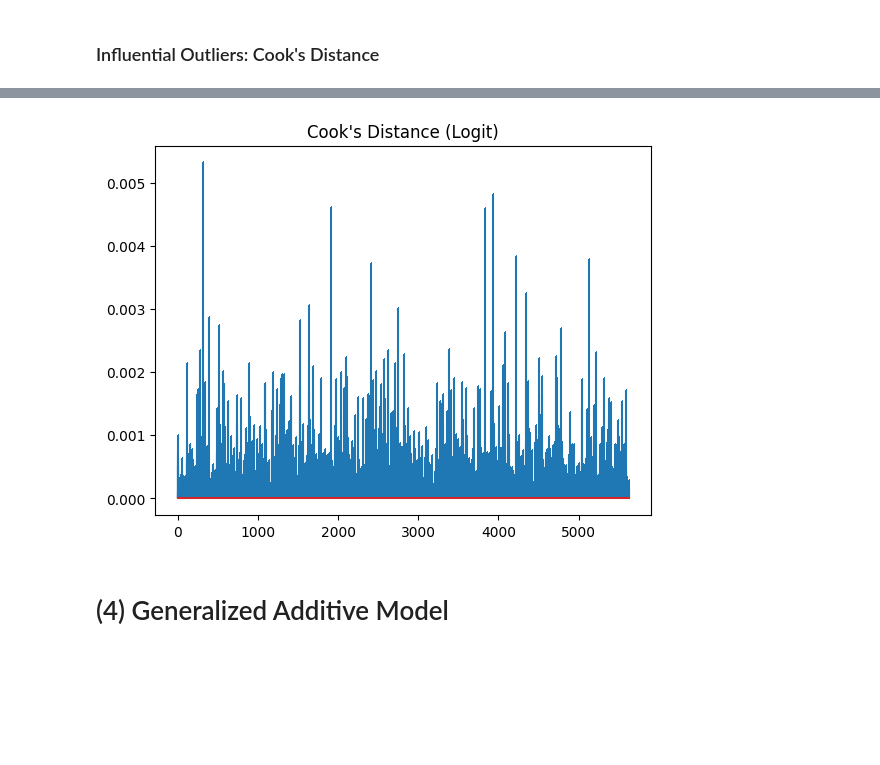
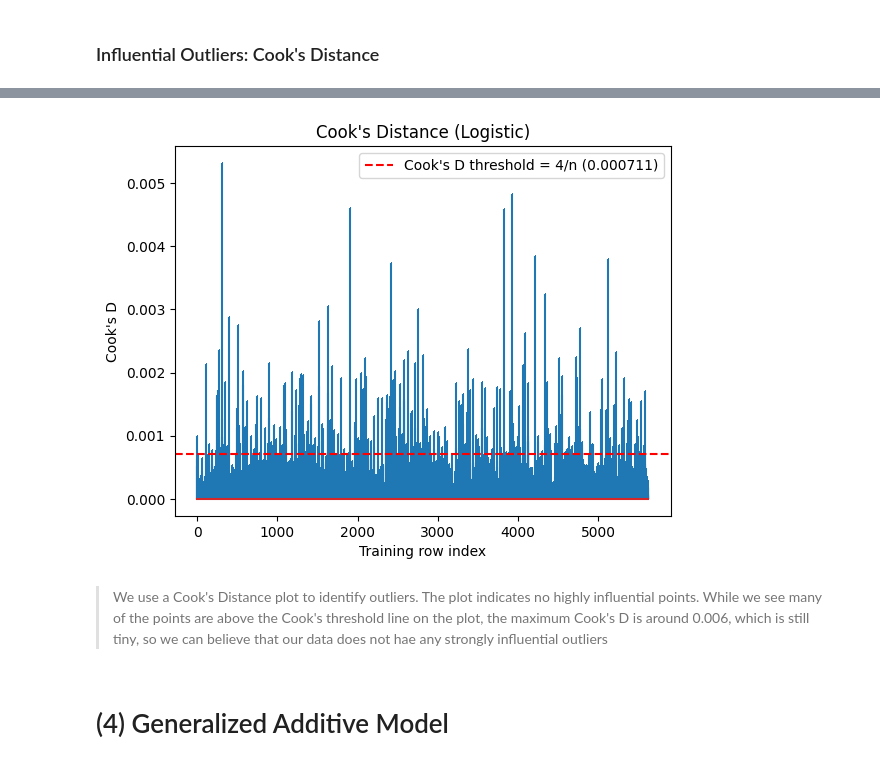
Before and after one commit to khaeuss808/AIPI590_InterpretableAI, a Jupyter notebook: Assignment1.ipynb, the cells around one changed output, grey strips where cells are left out. Cells and saved outputs as stored; diff of their text form; code cells hidden in the pictures; blank space fills up the shorter version.

```diff
--- a/Assignment1.ipynb
+++ b/Assignment1.ipynb
@@ -472,14 +487,23 @@ Potentially influential (Cook's D > 4/n):
 # %%
 influence = logit_res.get_influence()
 summary_frame = influence.summary_frame()
 
-# Cook's Distance - code from Google on how to plot cooks distance
+n = len(y_train)
+thr = 4 / n
+
+# Cook's Distance plot
 summary_frame["cooks_d"] = influence.cooks_distance[0]
 plt.stem(summary_frame["cooks_d"], markerfmt=",")
-plt.title("Cook's Distance (Logit)")
+plt.axhline(thr, ls="--", color="r", label=f"Cook's D threshold = 4/n ({thr:.6f})")
+plt.title("Cook's Distance (Logistic)")
+plt.xlabel("Training row index")
+plt.ylabel("Cook's D")
+plt.legend()
 plt.show()
 # %% [output]
-[figure, old version]
+[figure, new version]
+# %% [markdown]
+> We use a Cook's Distance plot to identify outliers. The plot indicates no highly influential points. While we see many of the points are above the Cook's threshold line on the plot, the maximum Cook's D is around 0.006, which is still tiny, so we can believe that our data does not hae any strongly influential outliers
 # %% [markdown]
 # (4) Generalized Additive Model
 # %%
```
Also changed, not shown: parts of 5 cells of this notebook.
